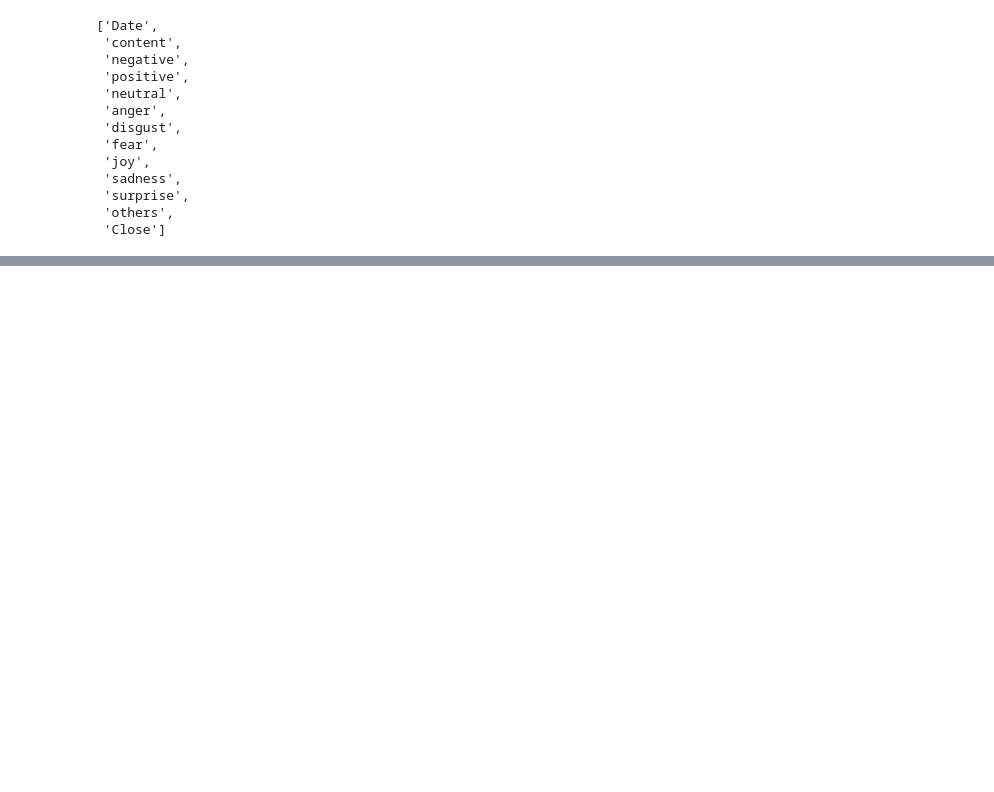
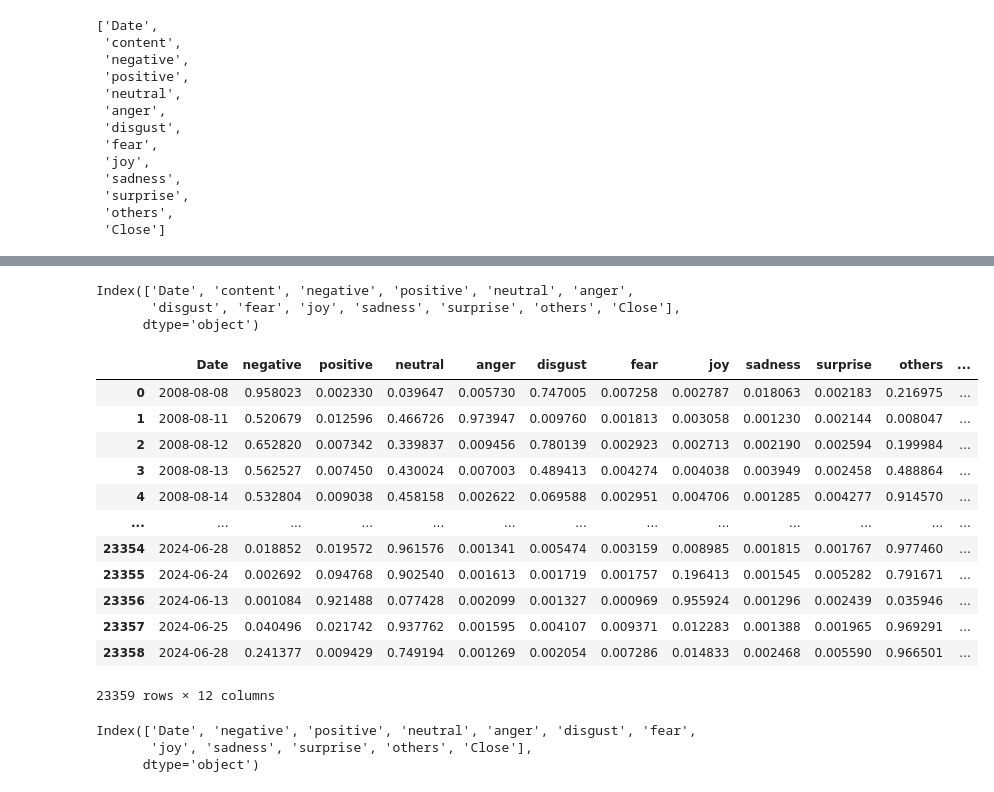
Before and after one commit to MohamedAziz-Khezami/Project-X, a Jupyter notebook: random.ipynb, the cells around one changed output, grey strips where cells are left out. Cells and saved outputs as stored; diff of their text form; code cells hidden in the pictures; blank space fills up the shorter version.

```diff
--- a/random.ipynb
+++ b/random.ipynb
@@ -44,0 +137,5 @@ row
+# %%
+import pandas as pd
+
+
+dataset = pd.read_csv('/Users/mak/Desktop/Code_With_Me/Sentiment project/Dataset.csv')
@@ -44,0 +148,25 @@ row
+# %%
+dataset.columns
+# %% [output]
+Index(['Date', 'content', 'negative', 'positive', 'neutral', 'anger',
+       'disgust', 'fear', 'joy', 'sadness', 'surprise', 'others', 'Close'],
+      dtype='object')
+# %%
+fit = dataset[['Date','negative', 'positive', 'neutral', 'anger',
+       'disgust', 'fear', 'joy', 'sadness', 'surprise', 'others', 'Close']]
+# %%
+fit
+# %% [output]
+|  | Date | negative | positive | neutral | anger | disgust | fear | joy | sadness | surprise | others | ... |
+| 0 | 2008-08-08 | 0.958023 | 0.002330 | 0.039647 | 0.005730 | 0.747005 | 0.007258 | 0.002787 | 0.018063 | 0.002183 | 0.216975 | ... |
+| 1 | 2008-08-11 | 0.520679 | 0.012596 | 0.466726 | 0.973947 | 0.009760 | 0.001813 | 0.003058 | 0.001230 | 0.002144 | 0.008047 | ... |
+| 2 | 2008-08-12 | 0.652820 | 0.007342 | 0.339837 | 0.009456 | 0.780139 | 0.002923 | 0.002713 | 0.002190 | 0.002594 | 0.199984 | ... |
+| 3 | 2008-08-13 | 0.562527 | 0.007450 | 0.430024 | 0.007003 | 0.489413 | 0.004274 | 0.004038 | 0.003949 | 0.002458 | 0.488864 | ... |
+| 4 | 2008-08-14 | 0.532804 | 0.009038 | 0.458158 | 0.002622 | 0.069588 | 0.002951 | 0.004706 | 0.001285 | 0.004277 | 0.914570 | ... |
+| ... | ... | ... | ... | ... | ... | ... | ... | ... | ... | ... | ... | ... |
+| 23354 | 2024-06-28 | 0.018852 | 0.019572 | 0.961576 | 0.001341 | 0.005474 | 0.003159 | 0.008985 | 0.001815 | 0.001767 | 0.977460 | ... |
+| 23355 | 2024-06-24 | 0.002692 | 0.094768 | 0.902540 | 0.001613 | 0.001719 | 0.001757 | 0.196413 | 0.001545 | 0.005282 | 0.791671 | ... |
+| 23356 | 2024-06-13 | 0.001084 | 0.921488 | 0.077428 | 0.002099 | 0.001327 | 0.000969 | 0.955924 | 0.001296 | 0.002439 | 0.035946 | ... |
+| 23357 | 2024-06-25 | 0.040496 | 0.021742 | 0.937762 | 0.001595 | 0.004107 | 0.009371 | 0.012283 | 0.001388 | 0.001965 | 0.969291 | ... |
+| 23358 | 2024-06-28 | 0.241377 | 0.009429 | 0.749194 | 0.001269 | 0.002054 | 0.007286 | 0.014833 | 0.002468 | 0.005590 | 0.966501 | ... |
+23359 rows × 12 columns
@@ -44,0 +177,6 @@ row
+# %%
+fit.columns
+# %% [output]
+Index(['Date', 'negative', 'positive', 'neutral', 'anger', 'disgust', 'fear',
+       'joy', 'sadness', 'surprise', 'others', 'Close'],
+      dtype='object')
```
Also changed, not shown: parts of 17 cells of this notebook, 45 other files.
